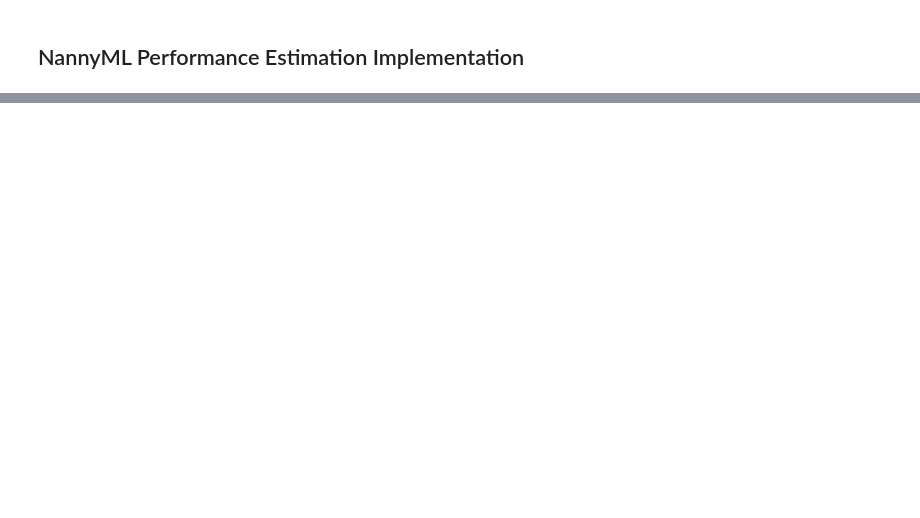
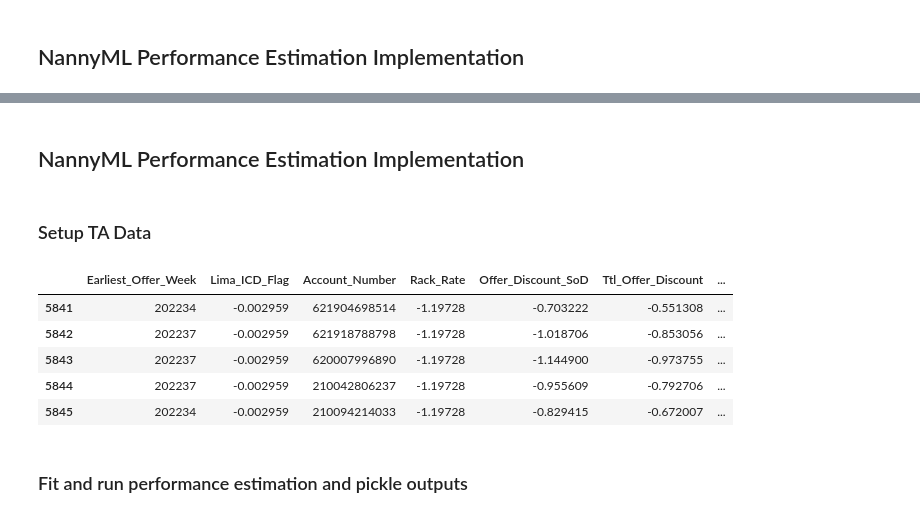
Before and after one commit to RHS23/POM-feature-drift, a Jupyter notebook: scoring_script_test.ipynb, the cells around one changed output, grey strips where cells are left out. Saved outputs shown, nothing was run; the diff lists cells and outputs as text; code cells hidden in the pictures; blank space fills up the shorter version.

```diff
--- a/scoring_script_test.ipynb
+++ b/scoring_script_test.ipynb
@@ -146,0 +217,2 @@ ta_data.head()
+# %%
+data_dict_uk_dtv_stepup = score_data(df=data_consolidated_uk_dtv_scaled, customer_type='DTV', country='UK', target='target_arpu', model_types=stepup_models)
@@ -146,0 +228,3 @@ ta_data.head()
+# %%
+scored_df_arpu_uk_dtv_new = pd.concat(list(data_dict_uk_dtv_stepup.values()), axis=1)
+scored_df_arpu = pd.concat([scored_df_arpu_uk_dtv_new])
@@ -146,0 +233,15 @@ ta_data.head()
+# %% [markdown]
+## NannyML Performance Estimation Implementation
+# %% [markdown]
+### Setup TA Data
+# %%
+arpu_data = data_consolidated_uk_dtv_scaled.join(scored_df_arpu, on = 'Account_Number')
+# %%
+arpu_data.head()
+# %% [output]
+|  | Earliest_Offer_Week | Lima_ICD_Flag | Account_Number | Rack_Rate | Offer_Discount_SoD | Ttl_Offer_Discount | ... |
+| 5841 | 202234 | -0.002959 | 621904698514 | -1.19728 | -0.703222 | -0.551308 | ... |
+| 5842 | 202237 | -0.002959 | 621918788798 | -1.19728 | -1.018706 | -0.853056 | ... |
+| 5843 | 202237 | -0.002959 | 620007996890 | -1.19728 | -1.144900 | -0.973755 | ... |
+| 5844 | 202237 | -0.002959 | 210042806237 | -1.19728 | -0.955609 | -0.792706 | ... |
+| 5845 | 202234 | -0.002959 | 210094214033 | -1.19728 | -0.829415 | -0.672007 | ... |
@@ -146,0 +262,2 @@ ta_data.head()
+# %% [markdown]
+### Fit and run performance estimation and pickle outputs
```
Also changed, not shown: parts of 29 cells of this notebook, 1 other file.
